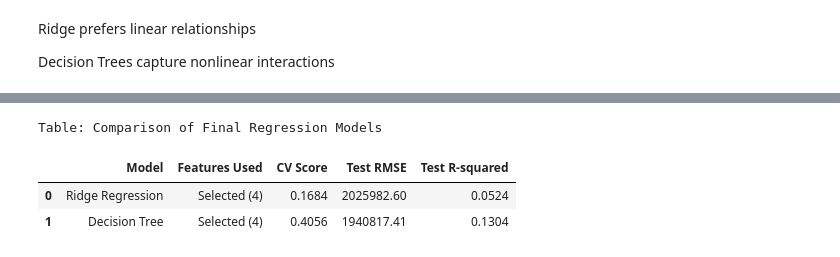
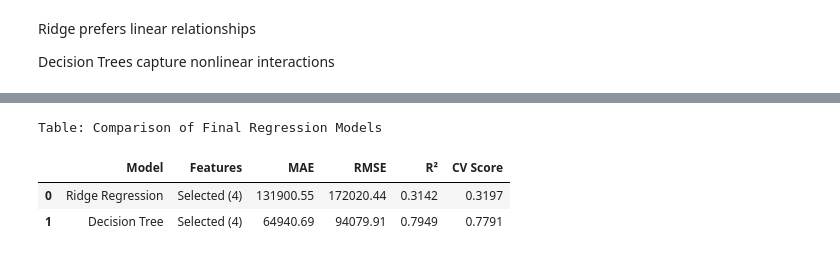
Before and after one commit to prasunamishra/AI.FinalClassRegs, a Jupyter notebook: 2551531_PrasunaMishraRegression.ipynb, the cells around one changed output, grey strips where cells are left out. Drawn from its saved outputs; the diff is of its cells as text; code cells hidden in the pictures.

Commit message:
Regression Final

```diff
--- a/2551531_PrasunaMishraRegression.ipynb
+++ b/2551531_PrasunaMishraRegression.ipynb
@@ -183,0 +96,18 @@ plt.show()
+# %%
+def remove_outliers_iqr(data, column):
+    Q1 = data[column].quantile(0.25)
+    Q3 = data[column].quantile(0.75)
+    IQR = Q3 - Q1
+
+    lower = Q1 - 1.5 * IQR
+    upper = Q3 + 1.5 * IQR
+
+    return data[(data[column] >= lower) & (data[column] <= upper)]
+
+for col in ["bed", "bath", "house_size"]:
+    df = remove_outliers_iqr(df, col)
+# %%
+for col in ["bed", "bath", "house_size"]:
+    lower = df[col].quantile(0.01)
+    upper = df[col].quantile(0.99)
+    df = df[(df[col] >= lower) & (df[col] <= upper)]
@@ -713,34 +788,37 @@ R²   : 0.1304
 # %%
-import pandas as pd
-
 final_table = pd.DataFrame({
     "Model": ["Ridge Regression", "Decision Tree"],
 
-    "Features Used": [
+    "Features": [
         f"Selected ({len(ridge_selected_features)})",
         f"Selected ({len(dt_selected_features)})"
+    ],
+
+    "MAE": [
+        round(ridge_final_scores[0], 2),
+        round(dt_final_scores[0], 2)
+    ],
+
+    "RMSE": [
+        round(ridge_final_scores[1], 2),
+        round(dt_final_scores[1], 2)
+    ],
+
+    "R²": [
+        round(ridge_final_scores[2], 4),
+        round(dt_final_scores[2], 4)
     ],
 
     "CV Score": [
         round(ridge_grid.best_score_, 4),
         round(dt_grid.best_score_, 4)
-    ],
-
-    "Test RMSE": [
-        round(ridge_final_scores[1], 2),
-        round(dt_final_scores[1], 2)
-    ],
-
-    "Test R-squared": [
-        round(ridge_final_scores[2], 4),
-        round(dt_final_scores[2], 4)
     ]
 })
 
 print("\nTable: Comparison of Final Regression Models")
-final_table
+display(final_table)
 # %% [output]
 Table: Comparison of Final Regression Models
-|  | Model | Features Used | CV Score | Test RMSE | Test R-squared |
-| 0 | Ridge Regression | Selected (4) | 0.1684 | 2025982.60 | 0.0524 |
-| 1 | Decision Tree | Selected (4) | 0.4056 | 1940817.41 | 0.1304 |
+|  | Model | Features | MAE | RMSE | R² | CV Score |
+| 0 | Ridge Regression | Selected (4) | 131900.55 | 172020.44 | 0.3142 | 0.3197 |
+| 1 | Decision Tree | Selected (4) | 64940.69 | 94079.91 | 0.7949 | 0.7791 |
```
Also changed, not shown: parts of 120 cells of this notebook.
